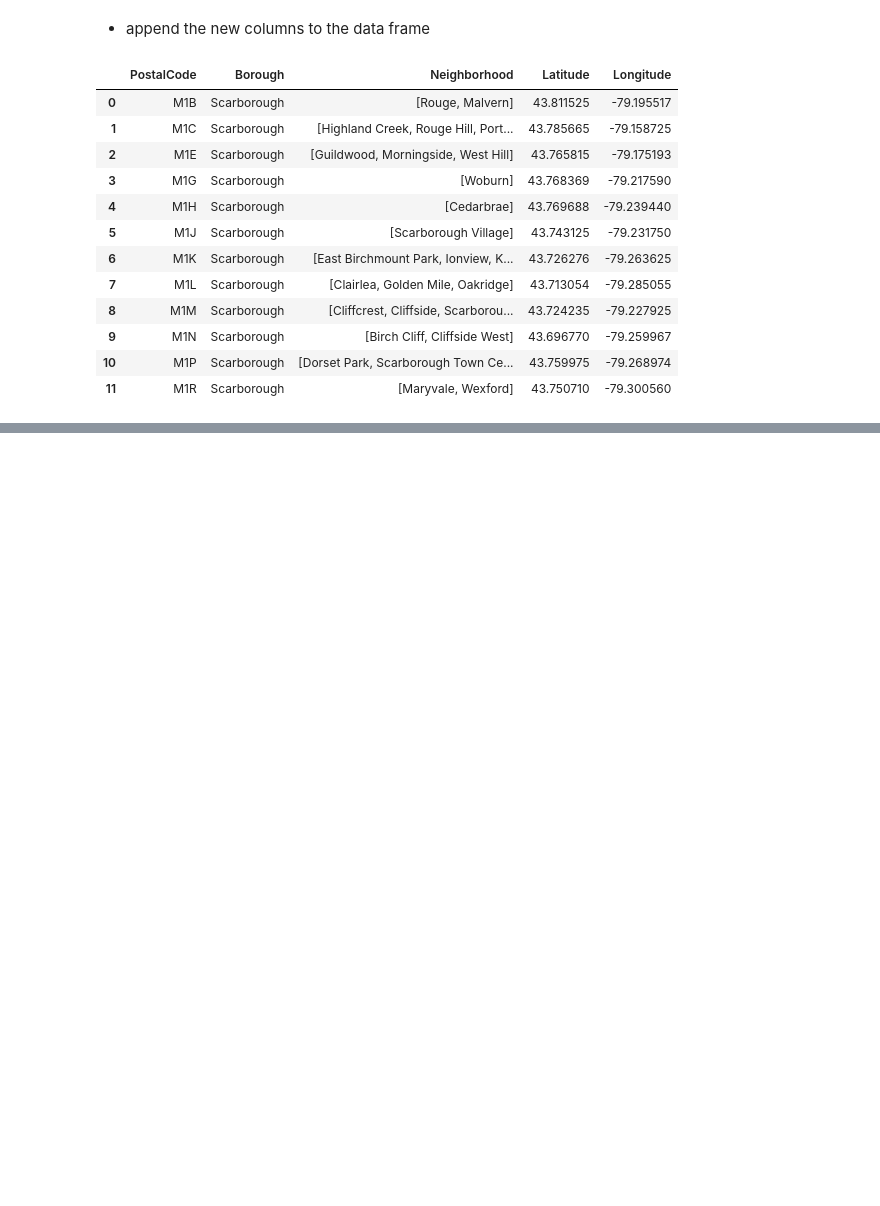
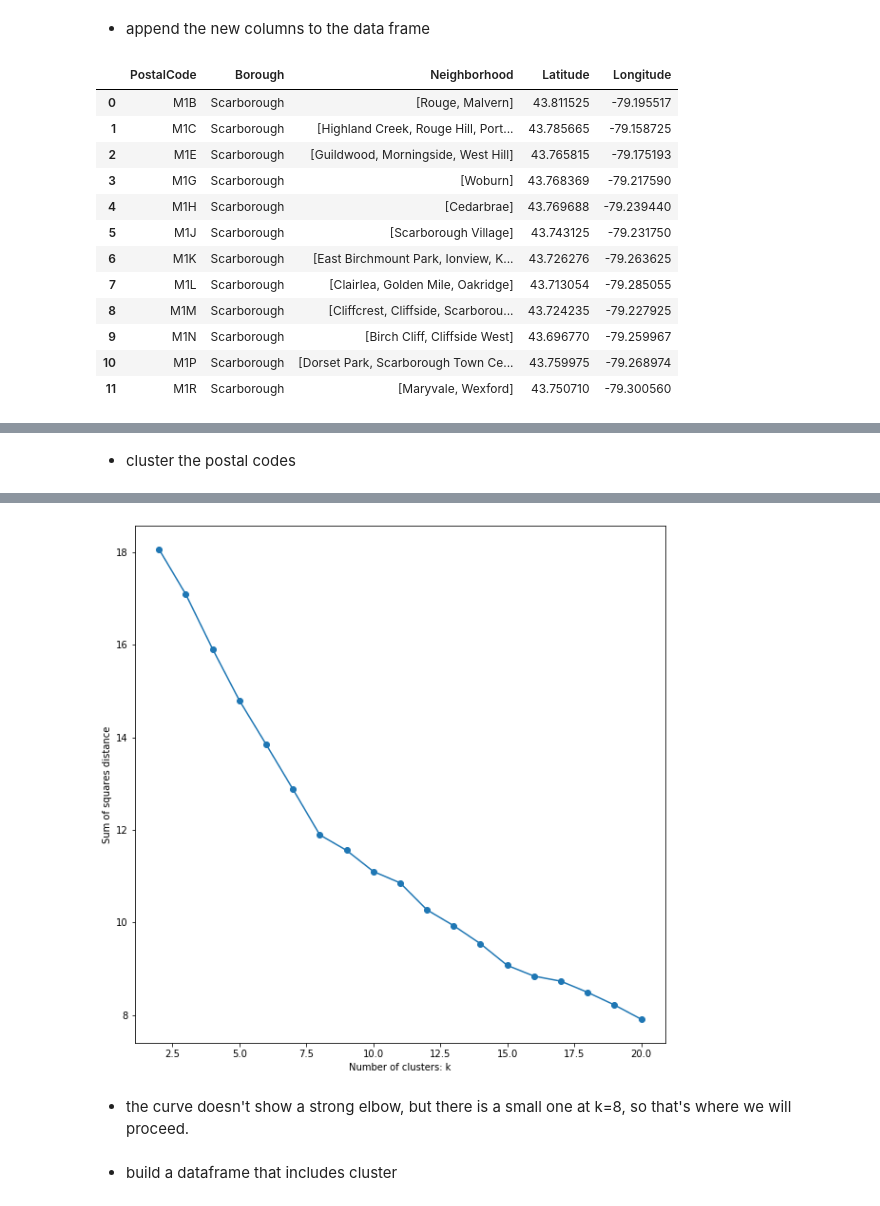
Before and after one commit to samstump/Coursera_Capstone, a Jupyter notebook: Neighborhoods in Toronto.ipynb, the cells around one changed output, grey strips where cells are left out. Cells and saved outputs as stored; diff of their text form; code cells hidden in the pictures; blank space fills up the shorter version.

```diff
--- a/Neighborhoods in Toronto.ipynb
+++ b/Neighborhoods in Toronto.ipynb
@@ -109,0 +153,8 @@ df.head(12)
+# %%
+CLIENT_ID = 'VUKHKNADL1KYMIMDT5L5LOWWUSSFZEJZZHGGD0Q1WUL3NZCP' # your Foursquare ID
+CLIENT_SECRET = '1KRPTNYDVTS34LJ41IHKHJKOPVIW4FX501NLLH0NCYDXVAHA' # your Foursquare Secret
+VERSION = '20180605' # Foursquare API version
+LIMIT = 100
+print('Your credentials:')
+print('CLIENT_ID: ' + CLIENT_ID)
+print('CLIENT_SECRET:' + CLIENT_SECRET)
@@ -109,0 +232,4 @@ df.head(12)
+# %%
+toronto_venues = get_nearby_venues(df['PostalCode'], df['Latitude'], df['Longitude'])
+toronto_venues.rename(columns={'Name': 'Postal Code'}, inplace=True)
+print('{} rows, {} columns'.format(toronto_venues.shape[0], toronto_venues.shape[1]))
@@ -109,0 +249,10 @@ df.head(12)
+# %%
+# one hot encoding
+toronto_onehot = pd.get_dummies(toronto_venues[['Venue Category']], prefix="", prefix_sep="")
+
+# add Postal Code column back to dataframe
+toronto_onehot['Postal Code'] = toronto_venues['Postal Code']
+
+# move neighborhood column to the first column
+fixed_columns = [toronto_onehot.columns[-1]] + list(toronto_onehot.columns[:-1])
+toronto_onehot = toronto_onehot[fixed_columns]
@@ -109,0 +261,3 @@ df.head(12)
+# %%
+toronto_grouped = toronto_onehot.groupby('Postal Code').mean().reset_index()
+print(toronto_grouped.shape)
@@ -109,0 +334,18 @@ df.head(12)
+# %% [markdown]
+- cluster the postal codes
+# %%
+k_list = []
+sse = []
+tgc = toronto_grouped.drop('Postal Code', 1)
+for k in range(2, 21):
+    kmeans = KMeans(n_clusters=k, init='k-means++',random_state=0).fit(tgc)
+#    yhat = kmeans.predict(tgc)
+#    print(k, kmeans.score(tgc, yhat))
+    k_list.append(k)
+    sse.append(kmeans.inertia_)
+plt.figure(figsize=(10,10))
+plt.plot(k_list, sse, '-o')
+plt.xlabel('Number of clusters: k')
+plt.ylabel('Sum of squares distance')
+plt
+# %% [output]
@@ -109,0 +353,3 @@ df.head(12)
+[figure, added]
+# %% [markdown]
+- the curve doesn't show a strong elbow, but there is a small one at k=8, so that's where we will proceed.
@@ -109,0 +359,2 @@ df.head(12)
+# %% [markdown]
+- build a dataframe that includes cluster
```
Also changed, not shown: parts of 31 cells of this notebook.
